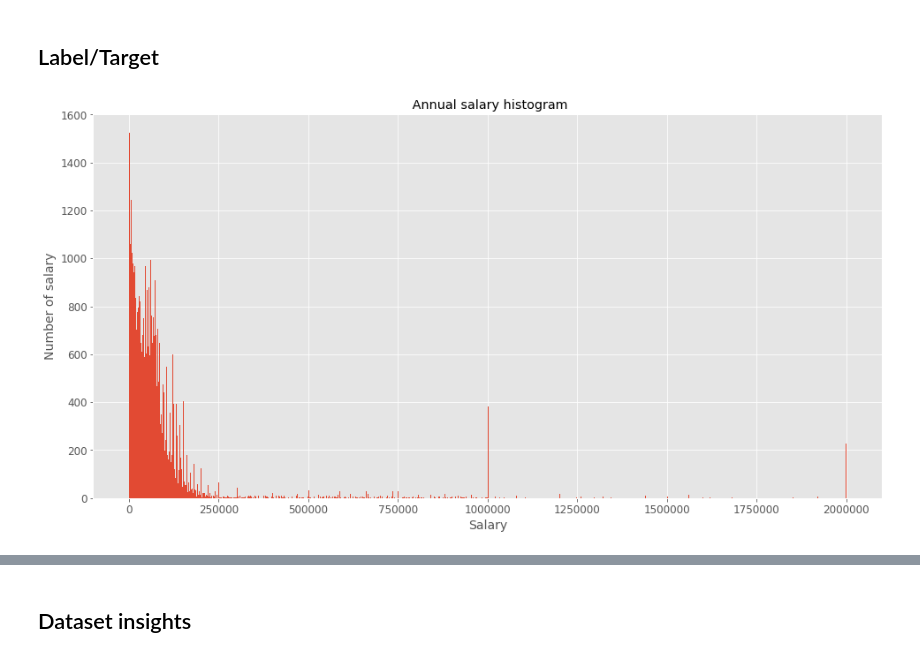
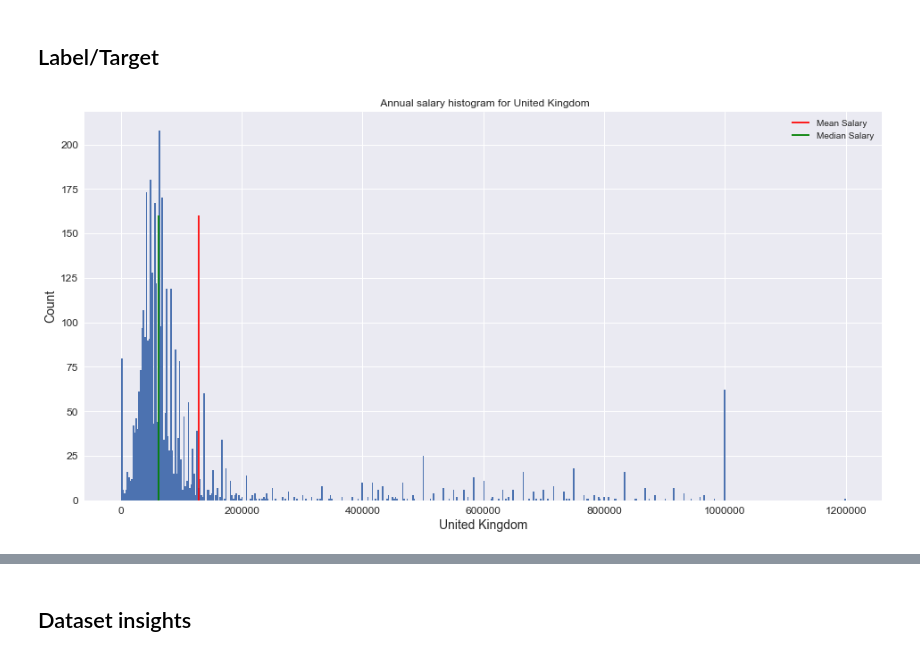
Before and after one commit to cmougan/Presentations, a Jupyter notebook: QuantileEncoder/QE_presentation.ipynb, the cells around one changed output, grey strips where cells are left out. Saved outputs shown, nothing was run; the diff lists cells and outputs as text; code cells hidden in the pictures.

```diff
--- a/QuantileEncoder/QE_presentation.ipynb
+++ b/QuantileEncoder/QE_presentation.ipynb
@@ -105,15 +105,21 @@ Dev Type:  6161
 Language worked with:  17788
 # %% [markdown]
 ## Label/Target
-# %%
-plt.figure()
-plt.title(" Annual salary histogram")
-plt.ylabel("Number of salary")
-plt.xlabel("Salary")
-df.AnnualSalary.hist(bins=1000)
-plt.show()
-# %% [output]
-[figure, removed]
+# %%
+aux = df[df["Country"] == "United Kingdom"]
+plt.figure()
+plt.title(" Annual salary histogram for United Kingdom")
+plt.vlines(x=aux.AnnualSalary.mean(), ymin=0, ymax=160, label="Mean Salary", colors="r")
+plt.vlines(
+    x=aux.AnnualSalary.median(), ymin=0, ymax=160, label="Median Salary", colors="g"
+)
+plt.ylabel("Count")
+plt.legend()
+plt.xlabel("United Kingdom")
+aux.AnnualSalary.hist(bins=500)
+plt.show()
+# %% [output]
+[figure, added]
 # %%
 df[(df['AnnualSalary']>1_750_000) & (df['Country']=='Turkey')]
 # %% [output]
```
Also changed, not shown: parts of 4 cells of this notebook.
